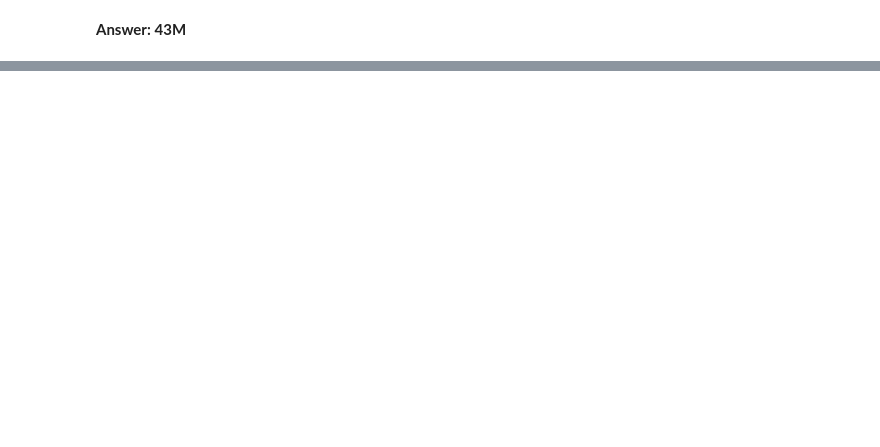
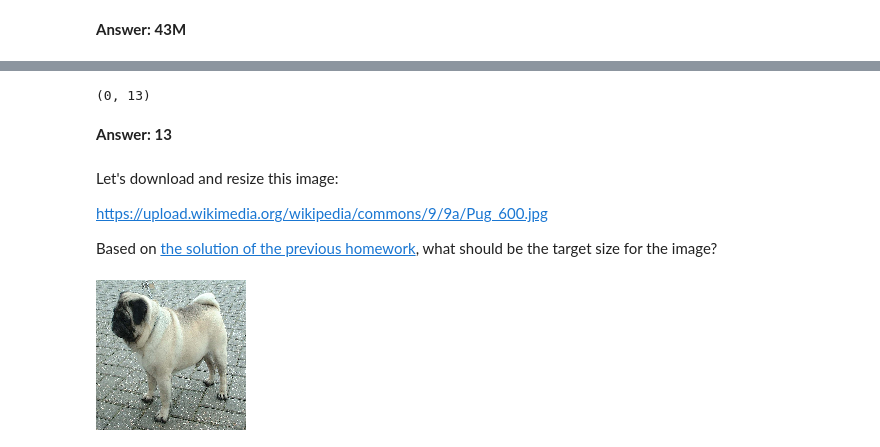
Before and after one commit to LeoRuslan/my_mlbookcamp, a Jupyter notebook: homework_9/homework_9.ipynb, the cells around one changed output, grey strips where cells are left out. Cells and saved outputs as stored; diff of their text form; code cells hidden in the pictures; blank space fills up the shorter version.

Commit message:
Finished homework_9.

```diff
--- a/homework_9/homework_9.ipynb
+++ b/homework_9/homework_9.ipynb
@@ -85,0 +102,6 @@ The same size `dogcat_model.tflite`.
+# %%
+input_index, output_index
+# %% [output]
+(0, 13)
+# %% [markdown]
+**Answer: 13**
@@ -85,0 +113,27 @@ The same size `dogcat_model.tflite`.
+# %%
+def download_image(url):
+    with request.urlopen(url) as resp:
+        buffer = resp.read()
+    stream = BytesIO(buffer)
+    img = Image.open(stream)
+    return img
+
+
+def prepare_image(img, target_size):
+    if img.mode != 'RGB':
+        img = img.convert('RGB')
+    img = img.resize(target_size, Image.NEAREST)
+    return img
+# %% [markdown]
+Let's download and resize this image:
+
+https://upload.wikimedia.org/wikipedia/commons/9/9a/Pug_600.jpg
+
+Based on [the solution of the previous homework](https://github.com/alexeygrigorev/mlbookcamp-code/blob/master/course-zoomcamp/08-deep-learning/CNN_solution.ipynb),
+what should be the target size for the image?
+# %%
+image = download_image('https://upload.wikimedia.org/wikipedia/commons/9/9a/Pug_600.jpg')
+image = prepare_image(image, (150, 150))
+image
+# %% [output]
+[figure, added]
```
Also changed, not shown: parts of 24 cells of this notebook, 4 other files.
